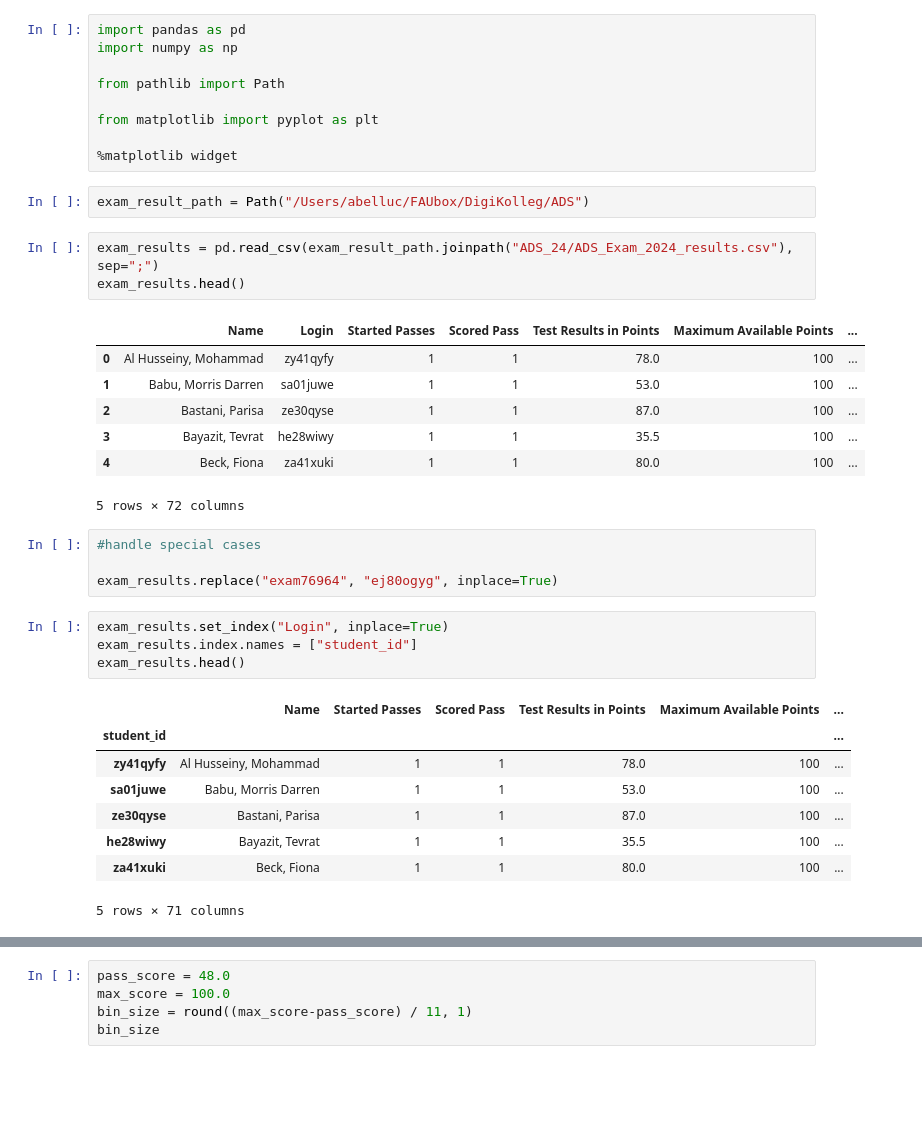
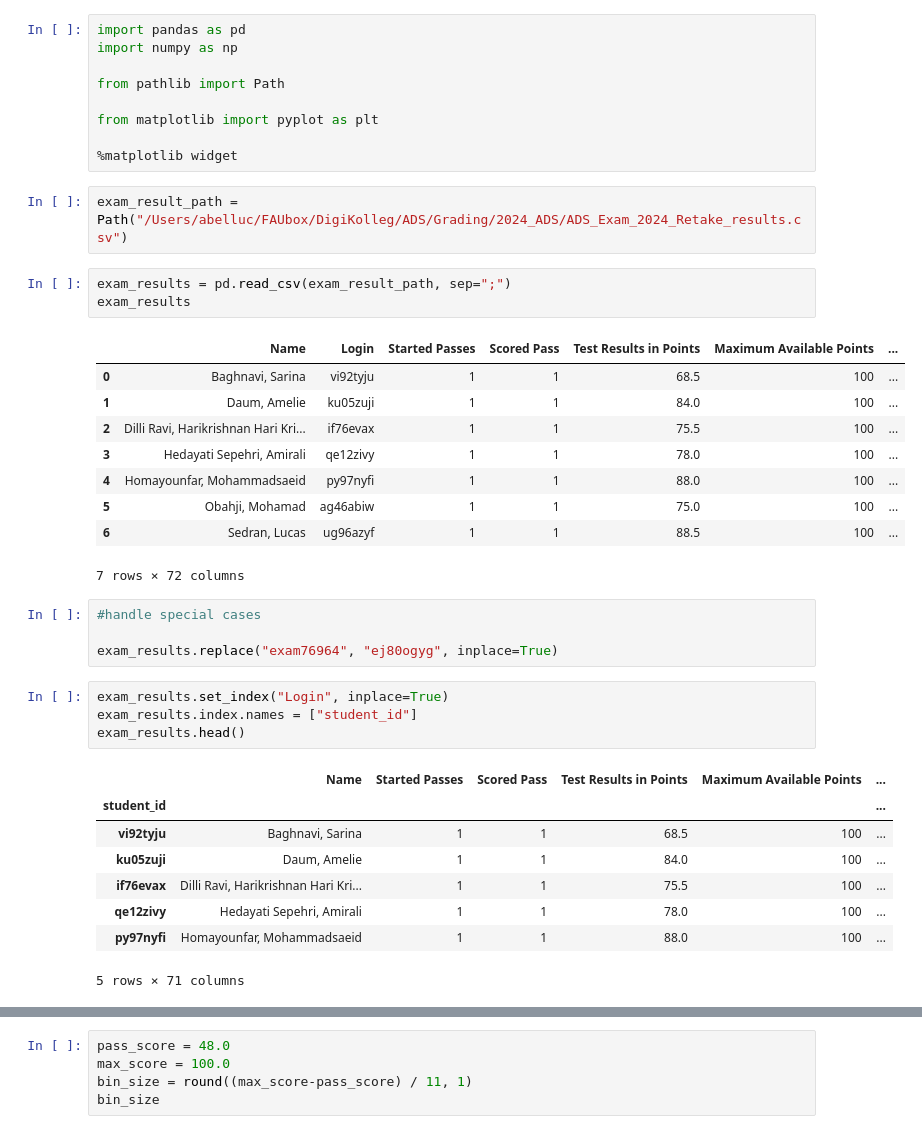
Before and after one commit to digikolleg-data-science-psychology/ads_exercise, a Jupyter notebook: calculate_final_grades.ipynb, the cells around one changed output, grey strips where cells are left out. Cells and saved outputs as stored; diff of their text form; blank space fills up the shorter version.

```diff
--- a/calculate_final_grades.ipynb
+++ b/calculate_final_grades.ipynb
@@ -8,18 +8,20 @@ from matplotlib import pyplot as plt
 
 %matplotlib widget
 # %%
-exam_result_path = Path("/Users/abelluc/FAUbox/DigiKolleg/ADS")
+exam_result_path = Path("/Users/abelluc/FAUbox/DigiKolleg/ADS/Grading/2024_ADS/ADS_Exam_2024_Retake_results.csv")
 # %%
-exam_results = pd.read_csv(exam_result_path.joinpath("ADS_24/ADS_Exam_2024_results.csv"), sep=";")
-exam_results.head()
+exam_results = pd.read_csv(exam_result_path, sep=";")
+exam_results
 # %% [output]
 |  | Name | Login | Started Passes | Scored Pass | Test Results in Points | Maximum Available Points | ... |
-| 0 | Al Husseiny, Mohammad | zy41qyfy | 1 | 1 | 78.0 | 100 | ... |
-| 1 | Babu, Morris Darren | sa01juwe | 1 | 1 | 53.0 | 100 | ... |
-| 2 | Bastani, Parisa | ze30qyse | 1 | 1 | 87.0 | 100 | ... |
-| 3 | Bayazit, Tevrat | he28wiwy | 1 | 1 | 35.5 | 100 | ... |
-| 4 | Beck, Fiona | za41xuki | 1 | 1 | 80.0 | 100 | ... |
+| 0 | Baghnavi, Sarina | vi92tyju | 1 | 1 | 68.5 | 100 | ... |
+| 1 | Daum, Amelie | ku05zuji | 1 | 1 | 84.0 | 100 | ... |
+| 2 | Dilli Ravi, Harikrishnan Hari Kri... | if76evax | 1 | 1 | 75.5 | 100 | ... |
+| 3 | Hedayati Sepehri, Amirali | qe12zivy | 1 | 1 | 78.0 | 100 | ... |
+| 4 | Homayounfar, Mohammadsaeid | py97nyfi | 1 | 1 | 88.0 | 100 | ... |
+| 5 | Obahji, Mohamad | ag46abiw | 1 | 1 | 75.0 | 100 | ... |
+| 6 | Sedran, Lucas | ug96azyf | 1 | 1 | 88.5 | 100 | ... |
-5 rows × 72 columns
+7 rows × 72 columns
 # %%
 #handle special cases
 
@@ -31,11 +33,11 @@ exam_results.head()
 # %% [output]
 |  | Name | Started Passes | Scored Pass | Test Results in Points | Maximum Available Points | ... |
 | student_id |  |  |  |  |  | ... |
-| zy41qyfy | Al Husseiny, Mohammad | 1 | 1 | 78.0 | 100 | ... |
-| sa01juwe | Babu, Morris Darren | 1 | 1 | 53.0 | 100 | ... |
-| ze30qyse | Bastani, Parisa | 1 | 1 | 87.0 | 100 | ... |
-| he28wiwy | Bayazit, Tevrat | 1 | 1 | 35.5 | 100 | ... |
-| za41xuki | Beck, Fiona | 1 | 1 | 80.0 | 100 | ... |
+| vi92tyju | Baghnavi, Sarina | 1 | 1 | 68.5 | 100 | ... |
+| ku05zuji | Daum, Amelie | 1 | 1 | 84.0 | 100 | ... |
+| if76evax | Dilli Ravi, Harikrishnan Hari Kri... | 1 | 1 | 75.5 | 100 | ... |
+| qe12zivy | Hedayati Sepehri, Amirali | 1 | 1 | 78.0 | 100 | ... |
+| py97nyfi | Homayounfar, Mohammadsaeid | 1 | 1 | 88.0 | 100 | ... |
 5 rows × 71 columns
 # %%
 plt.subplots()
```
Also changed, not shown: parts of 12 cells of this notebook, 5 other files.
